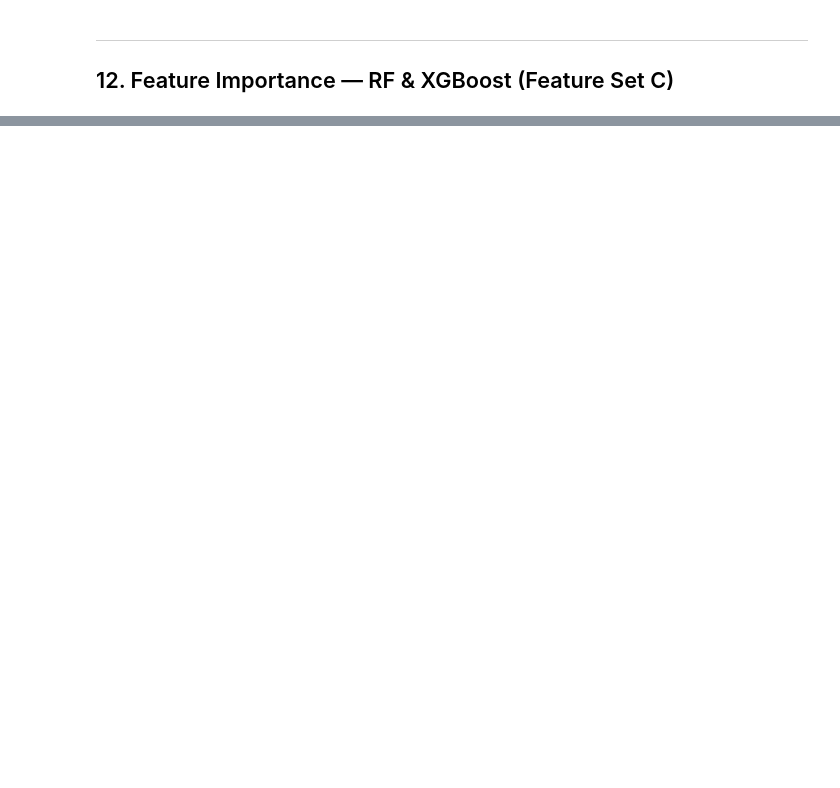
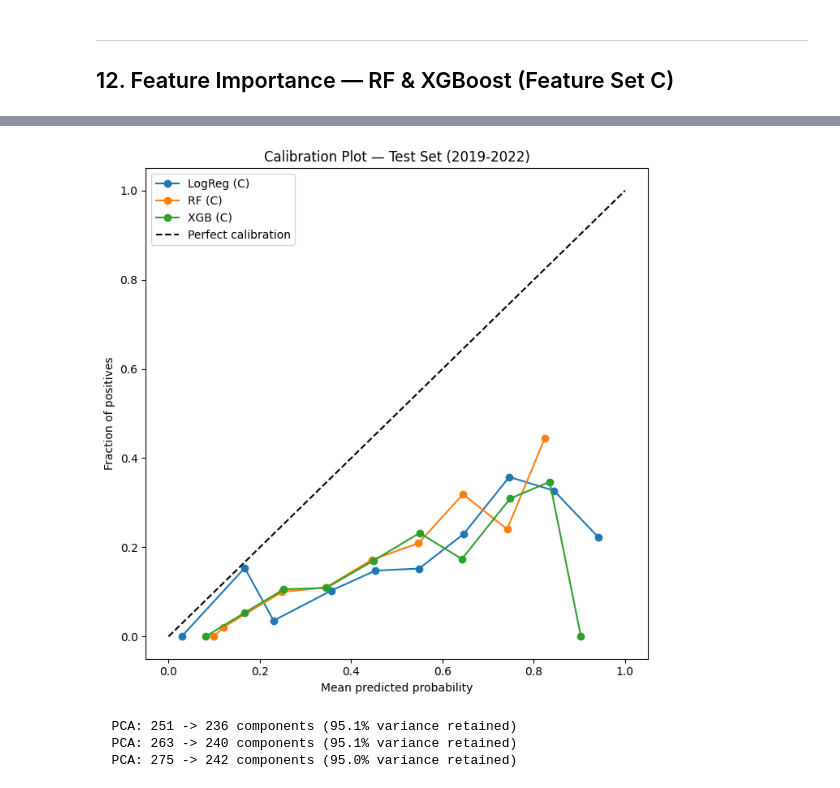
Before and after one commit to tina-ytyuan/SP26_IDS705_ML_Project, a Jupyter notebook: code/trees_updated.ipynb, the cells around one changed output, grey strips where cells are left out. Cells and saved outputs as stored; diff of their text form; code cells hidden in the pictures; blank space fills up the shorter version.

```diff
--- a/code/trees_updated.ipynb
+++ b/code/trees_updated.ipynb
@@ -351,0 +473,8 @@ plt.tight_layout(); plt.show()
+# %%
+import joblib
+
+for key, d in stored.items():
+    joblib.dump(d["model"], f"{key}_model.pkl")
+    np.save(f"{key}_X_test.npy", d["X_test"])
+
+np.save("y_test.npy", y_test.values)
@@ -351,0 +485,15 @@ plt.tight_layout(); plt.show()
+# %%
+model_keys = {
+    "LogReg_A", "LogReg_B", "LogReg_C",
+    "RF_A", "RF_B", "RF_C",
+    "XGB_A", "XGB_B", "XGB_C",
+}
+
+stored = {}
+for key in model_keys:
+    stored[key] = {
+        "model": joblib.load(f"{key}_model.pkl"),
+        "X_test": np.load(f"{key}_X_test.npy"),
+    }
+
+y_test = pd.Series(np.load("y_test.npy"))
@@ -351,0 +594,37 @@ plt.tight_layout(); plt.show()
+# %%
+from sklearn.calibration import calibration_curve
+import matplotlib.pyplot as plt
+
+fig, ax = plt.subplots(figsize=(7, 7))
+
+for label, key in [
+    ("LogReg (C)", "LogReg_C"),
+    ("RF (C)", "RF_C"),
+    ("XGB (C)", "XGB_C"),
+]:
+    y_prob = stored[key]["model"].predict_proba(stored[key]["X_test"])[:, 1]
+    frac_pos, mean_pred = calibration_curve(y_test, y_prob, n_bins=10)
+    ax.plot(mean_pred, frac_pos, marker="o", label=label)
+
+ax.plot([0, 1], [0, 1], "k--", label="Perfect calibration")
+ax.set_xlabel("Mean predicted probability")
+ax.set_ylabel("Fraction of positives")
+ax.set_title("Calibration Plot — Test Set (2019-2022)")
+ax.legend()
+plt.tight_layout()
+plt.show()
+# %% [output]
+[figure, added]
+# %%
+# regenerate validation features for each model
+for feat_name, feat_cols in [("A", GDP_COLS), ("B", CORE_COLS), ("C", ALL_COLS)]:
+    X_tr, X_v, X_te = prepare_features(train_df, val_df, test_df, feat_cols)
+
+    for prefix in ["LogReg", "RF", "XGB"]:
+        key = f"{prefix}_{feat_name}"
+        if key in stored:
+            stored[key]["X_val"] = X_v
+# %% [output]
+  PCA: 251 -> 236 components (95.1% variance retained)
+  PCA: 263 -> 240 components (95.1% variance retained)
+  PCA: 275 -> 242 components (95.0% variance retained)
```
Also changed, not shown: parts of 28 cells of this notebook, 21 other files.
